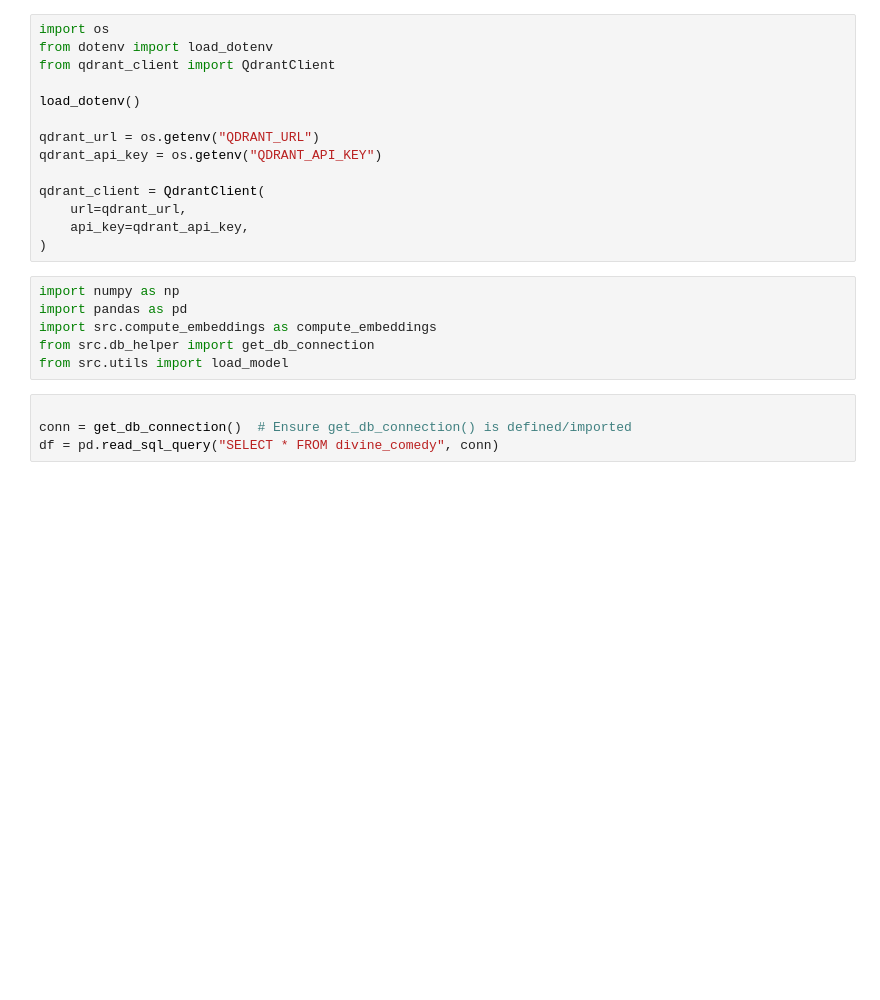
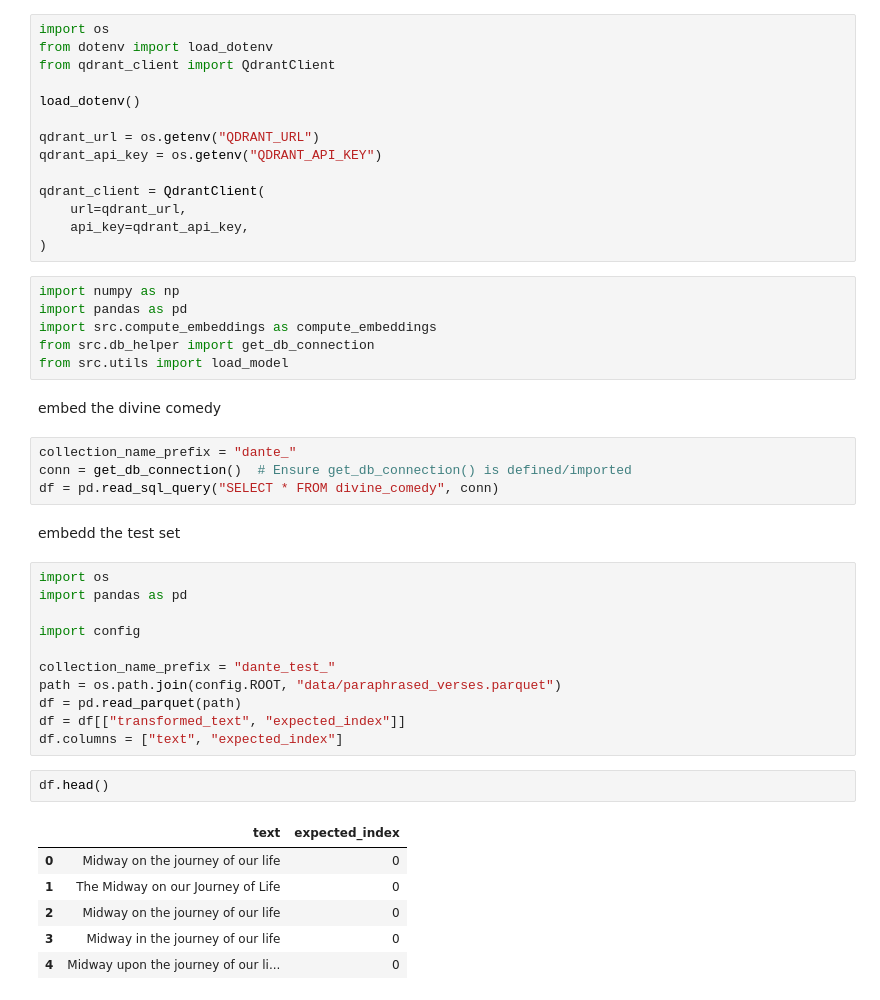
Before and after one commit to giambono/divine_semantics, a Jupyter notebook: notebooks/run_compute_qdrant_embedding.ipynb, the cells around one changed output. Drawn from its saved outputs; the diff is of its cells as text; blank space fills up the shorter version.

```diff
--- a/notebooks/run_compute_qdrant_embedding.ipynb
+++ b/notebooks/run_compute_qdrant_embedding.ipynb
@@ -45,10 +42,34 @@ import pandas as pd
 import src.compute_embeddings as compute_embeddings
 from src.db_helper import get_db_connection
 from src.utils import load_model
+# %% [markdown]
+embed the divine comedy
 # %%
-
+collection_name_prefix = "dante_"
 conn = get_db_connection()  # Ensure get_db_connection() is defined/imported
 df = pd.read_sql_query("SELECT * FROM divine_comedy", conn)
+# %% [markdown]
+embedd the test set
+# %%
+import os
+import pandas as pd
+
+import config
+
+collection_name_prefix = "dante_test_"
+path = os.path.join(config.ROOT, "data/paraphrased_verses.parquet")
+df = pd.read_parquet(path)
+df = df[["transformed_text", "expected_index"]]
+df.columns = ["text", "expected_index"]
+# %%
+df.head()
+# %% [output]
+|  | text | expected_index |
+| 0 | Midway on the journey of our life | 0 |
+| 1 | The Midway on our Journey of Life | 0 |
+| 2 | Midway on the journey of our life | 0 |
+| 3 | Midway in the journey of our life | 0 |
+| 4 | Midway upon the journey of our li... | 0 |
 # %%
 qdrant_client.get_collections()
 # qdrant_client.delete_collection(collection_name="dante_fake_text")
```
Also changed, not shown: parts of 7 cells of this notebook.
